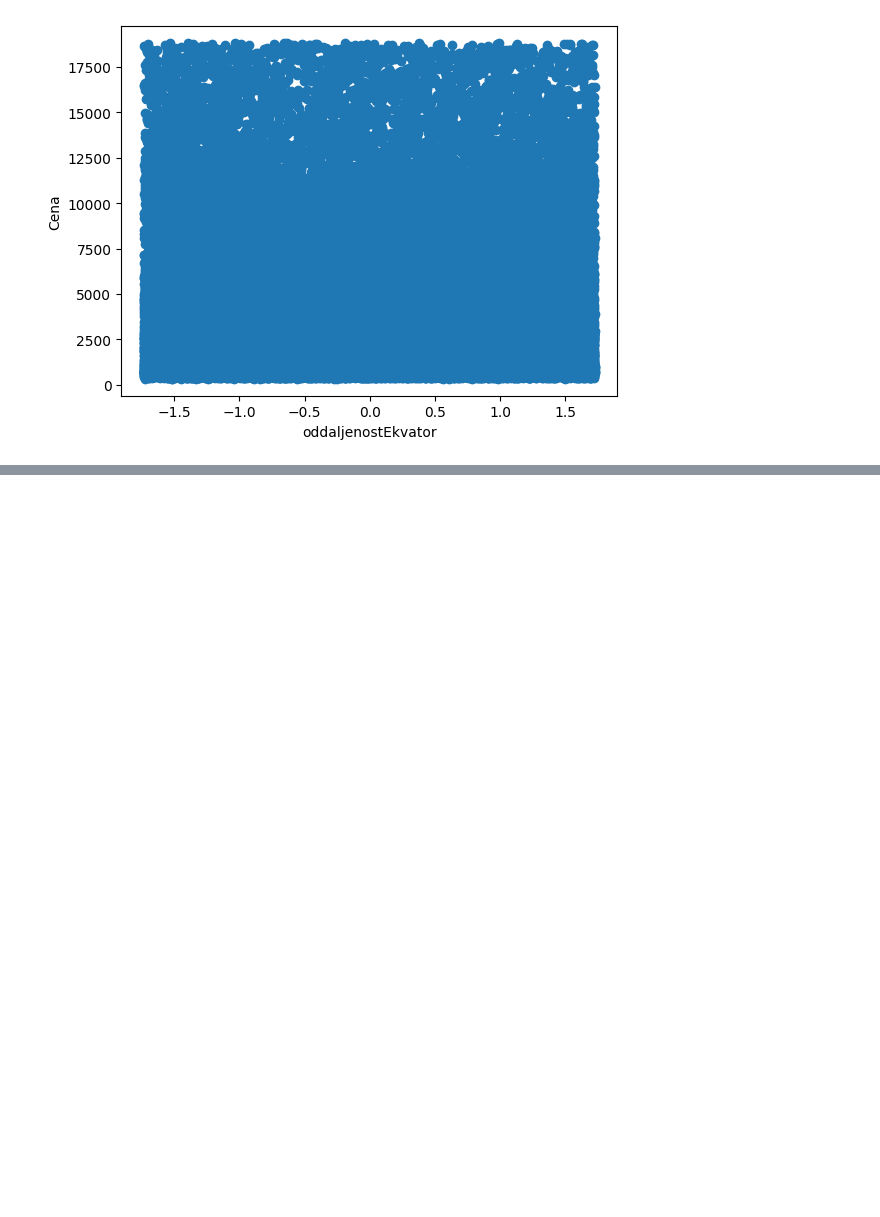
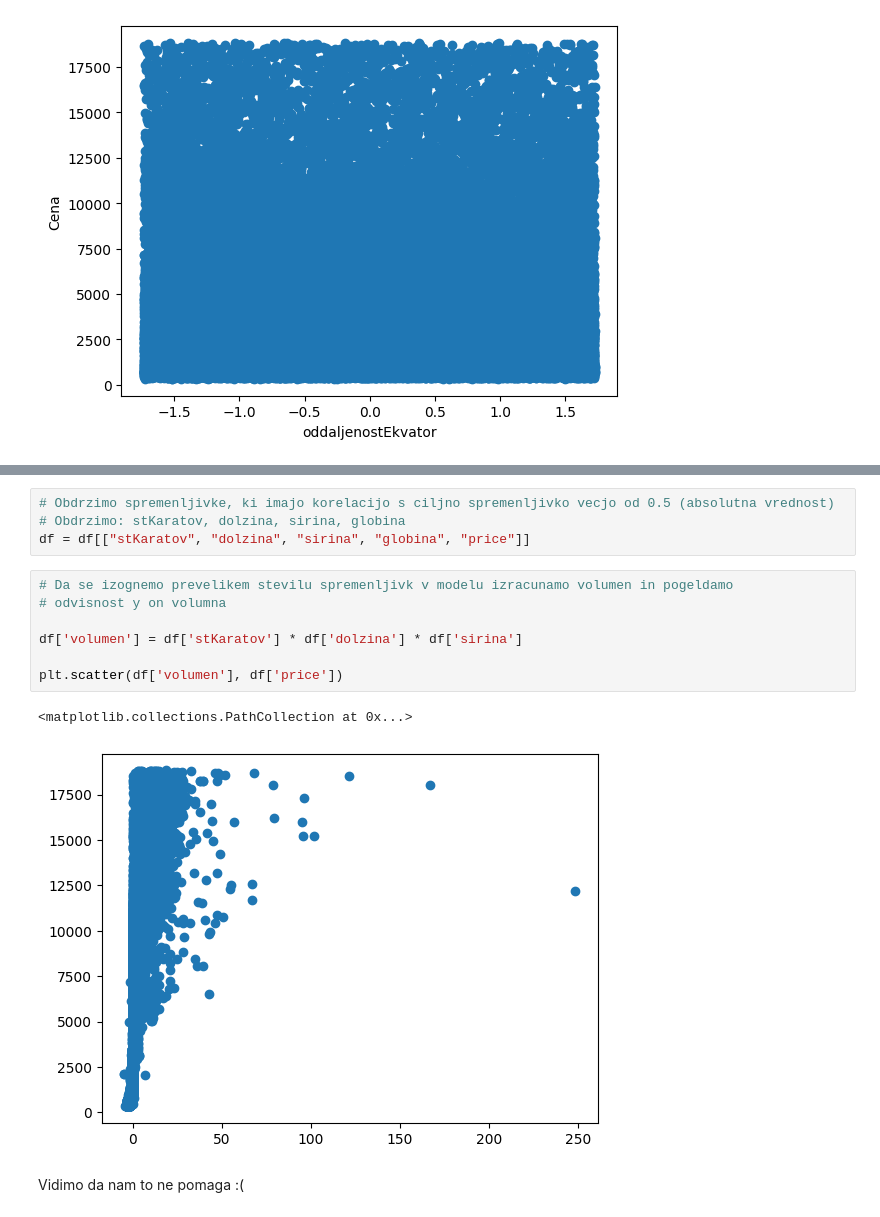
Before and after one commit to anejrozman/Machine-Learning-1, a Jupyter notebook: hw1/dn1.ipynb, the cells around one changed output, grey strips where cells are left out. Cells and saved outputs as stored; diff of their text form; blank space fills up the shorter version.

```diff
--- a/hw1/dn1.ipynb
+++ b/hw1/dn1.ipynb
@@ -441,0 +429,16 @@ for (i, j) in [(i, j) for i in range(X.shape[1]) for j in range(X.shape[1]) if i
+# %%
+# Obdrzimo spremenljivke, ki imajo korelacijo s ciljno spremenljivko vecjo od 0.5 (absolutna vrednost)
+# Obdrzimo: stKaratov, dolzina, sirina, globina
+df = df[["stKaratov", "dolzina", "sirina", "globina", "price"]]
+# %%
+# Da se izognemo prevelikem stevilu spremenljivk v modelu izracunamo volumen in pogeldamo
+# odvisnost y on volumna
+
+df['volumen'] = df['stKaratov'] * df['dolzina'] * df['sirina']
+
+plt.scatter(df['volumen'], df['price'])
+# %% [output]
+<matplotlib.collections.PathCollection at 0x...>
+[figure, added]
+# %% [markdown]
+Vidimo da nam to ne pomaga :(
```
Also changed, not shown: parts of 10 cells of this notebook.
